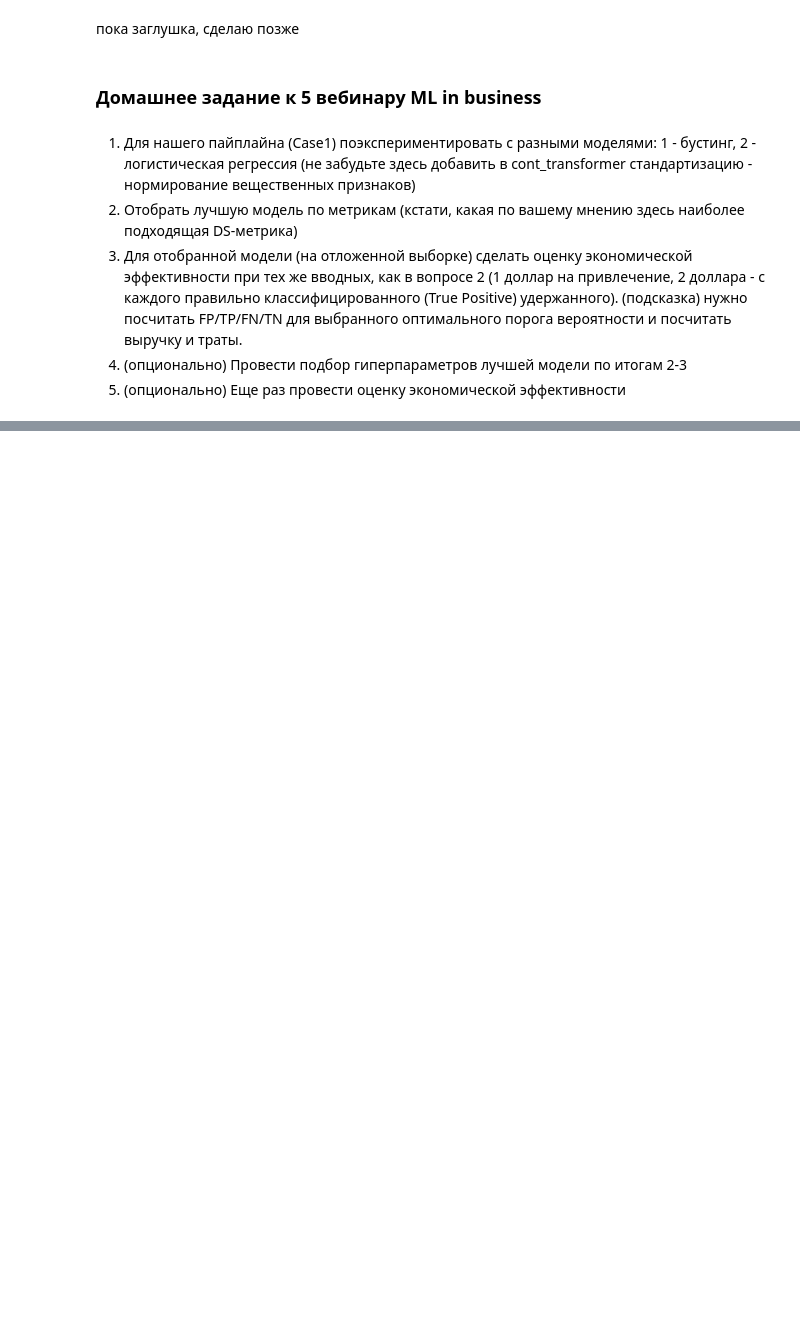
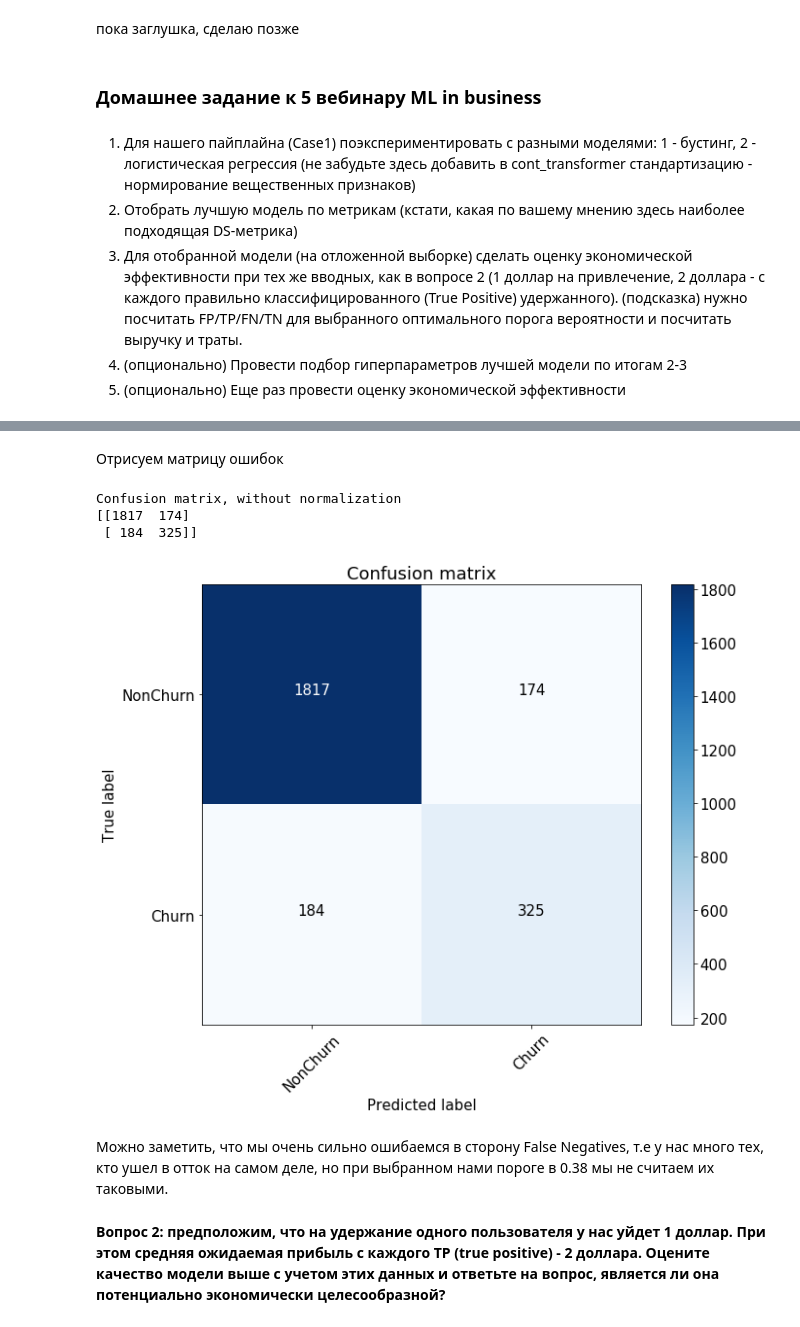
Before and after one commit to LMAXL7791211/ML_in_business, a Jupyter notebook: HW 5 ML in business.ipynb, the cells around one changed output, grey strips where cells are left out. Saved outputs shown, nothing was run; the diff lists cells and outputs as text; code cells hidden in the pictures; blank space fills up the shorter version.

```diff
--- a/HW 5 ML in business.ipynb
+++ b/HW 5 ML in business.ipynb
@@ -10,0 +246,56 @@
+# %% [markdown]
+Отрисуем матрицу ошибок
+# %%
+def plot_confusion_matrix(cm, classes,
+                          normalize=False,
+                          title='Confusion matrix',
+                          cmap=plt.cm.Blues):
+    """
+    This function prints and plots the confusion matrix.
+    Normalization can be applied by setting `normalize=True`.
+    """
+    plt.imshow(cm, interpolation='nearest', cmap=cmap)
+    plt.title(title)
+    plt.colorbar()
+    tick_marks = np.arange(len(classes))
+    plt.xticks(tick_marks, classes, rotation=45)
+    plt.yticks(tick_marks, classes)
+
+    if normalize:
+        cm = cm.astype('float') / cm.sum(axis=1)[:, np.newaxis]
+        print("Normalized confusion matrix")
+    else:
+        print('Confusion matrix, without normalization')
+
+    print(cm)
+
+    thresh = cm.max() / 2.
+    for i, j in itertools.product(range(cm.shape[0]), range(cm.shape[1])):
+        plt.text(j, i, cm[i, j],
+                 horizontalalignment="center",
+                 color="white" if cm[i, j] > thresh else "black")
+
+    plt.tight_layout()
+    plt.ylabel('True label')
+    plt.xlabel('Predicted label')
+# %%
+#мы уже нашли ранее "оптимальный" порог, когда максимизировали f_score
+font = {'size' : 15}
+
+plt.rc('font', **font)
+
+cnf_matrix = confusion_matrix(y_test, preds>thresholds[ix])
+plt.figure(figsize=(10, 8))
+plot_confusion_matrix(cnf_matrix, classes=['NonChurn', 'Churn'],
+                      title='Confusion matrix')
+plt.savefig("conf_matrix.png")
+plt.show()
+# %% [output]
+Confusion matrix, without normalization
+[[1817  174]
+ [ 184  325]]
+[figure, added]
+# %% [markdown]
+Можно заметить, что мы очень сильно ошибаемся в сторону False Negatives, т.е у нас много тех, кто ушел в отток на самом деле, но при выбранном нами пороге в 0.38 мы не считаем их таковыми.
+# %% [markdown]
+<b>Вопрос 2: предположим, что на удержание одного пользователя у нас уйдет 1 доллар. При этом средняя ожидаемая прибыль с каждого TP (true positive) - 2 доллара. Оцените качество модели выше с учетом этих данных и ответьте на вопрос, является ли она потенциально экономически целесообразной?</b>
```
Also changed, not shown: parts of 84 cells of this notebook.
